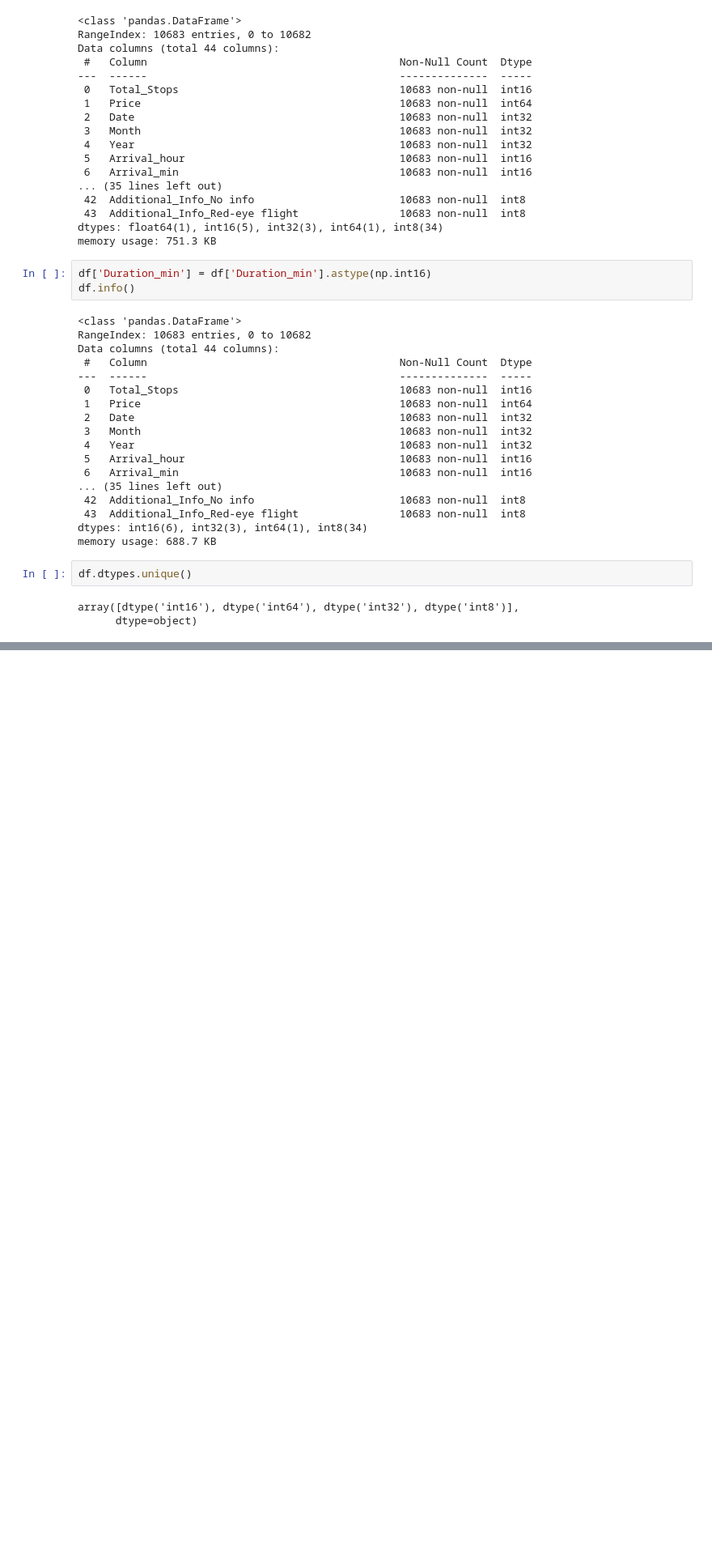
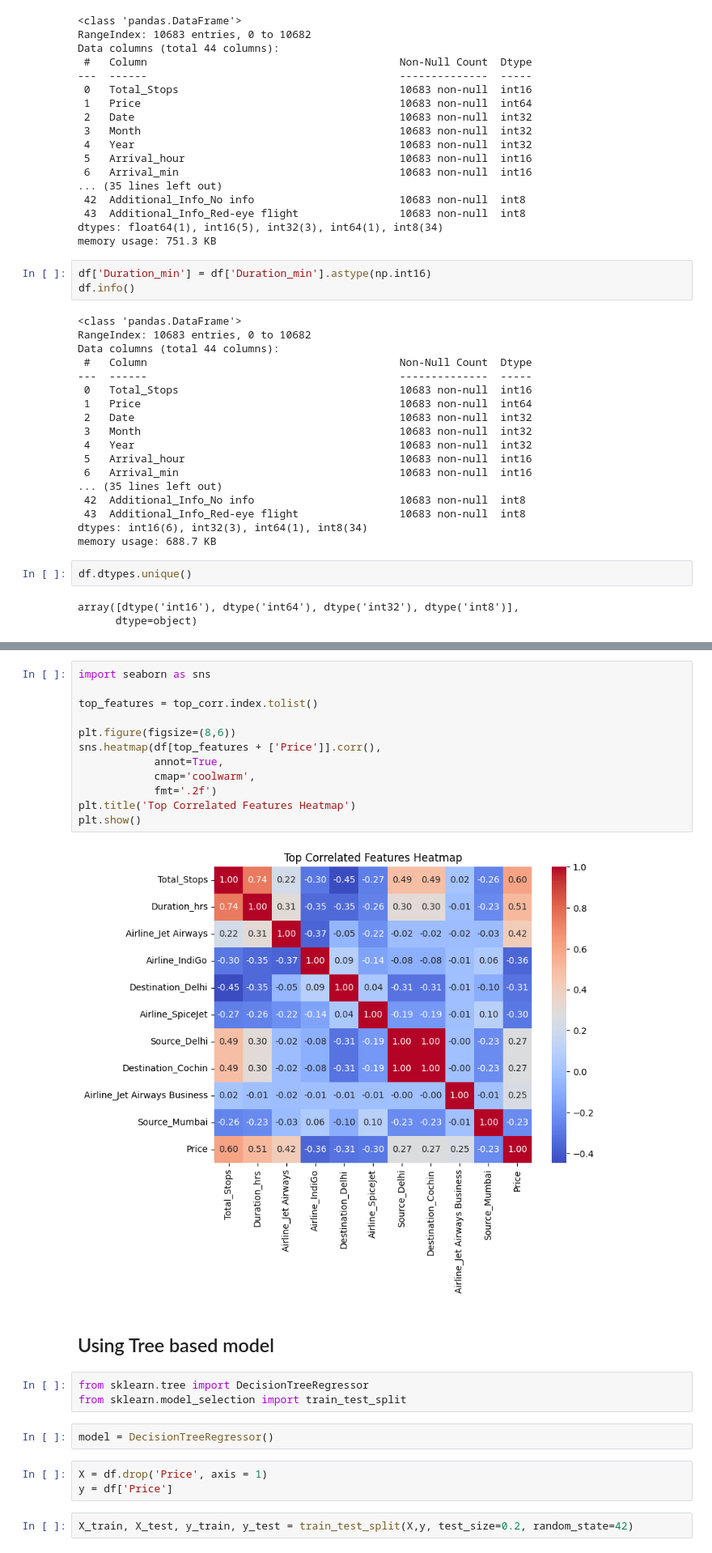
Before and after one commit to sushant5320/EDA, a Jupyter notebook: flight_price_prediction/Flight _price.ipynb, the cells around one changed output, grey strips where cells are left out. Shown at 81% size. Drawn from its saved outputs; the diff is of its cells as text; blank space fills up the shorter version.

```diff
--- a/flight_price_prediction/Flight _price.ipynb
+++ b/flight_price_prediction/Flight _price.ipynb
@@ -420,0 +461,26 @@ array([dtype('int16'), dtype('int64'), dtype('int32'), dtype('int8')],
+# %%
+import seaborn as sns
+
+top_features = top_corr.index.tolist()
+
+plt.figure(figsize=(8,6))
+sns.heatmap(df[top_features + ['Price']].corr(),
+            annot=True,
+            cmap='coolwarm',
+            fmt='.2f')
+plt.title('Top Correlated Features Heatmap')
+plt.show()
+# %% [output]
+[figure, added]
+# %% [markdown]
+## Using Tree based model
+# %%
+from sklearn.tree import DecisionTreeRegressor
+from sklearn.model_selection import train_test_split
+# %%
+model = DecisionTreeRegressor()
+# %%
+X = df.drop('Price', axis = 1)
+y = df['Price']
+# %%
+X_train, X_test, y_train, y_test = train_test_split(X,y, test_size=0.2, random_state=42)
```
Also changed, not shown: parts of 33 cells of this notebook.
